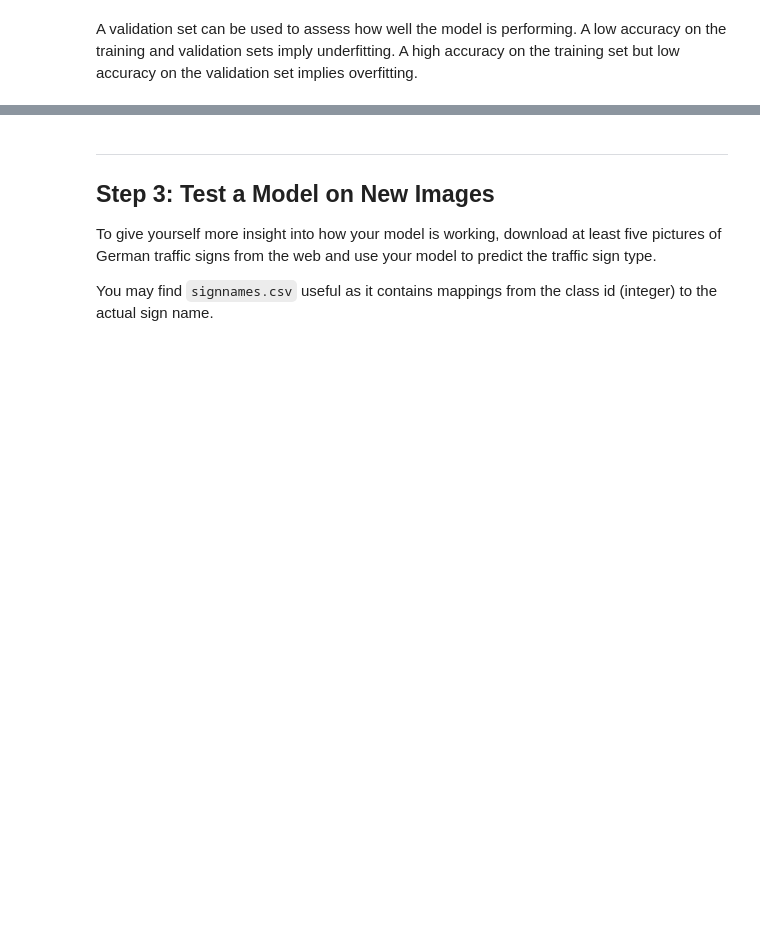
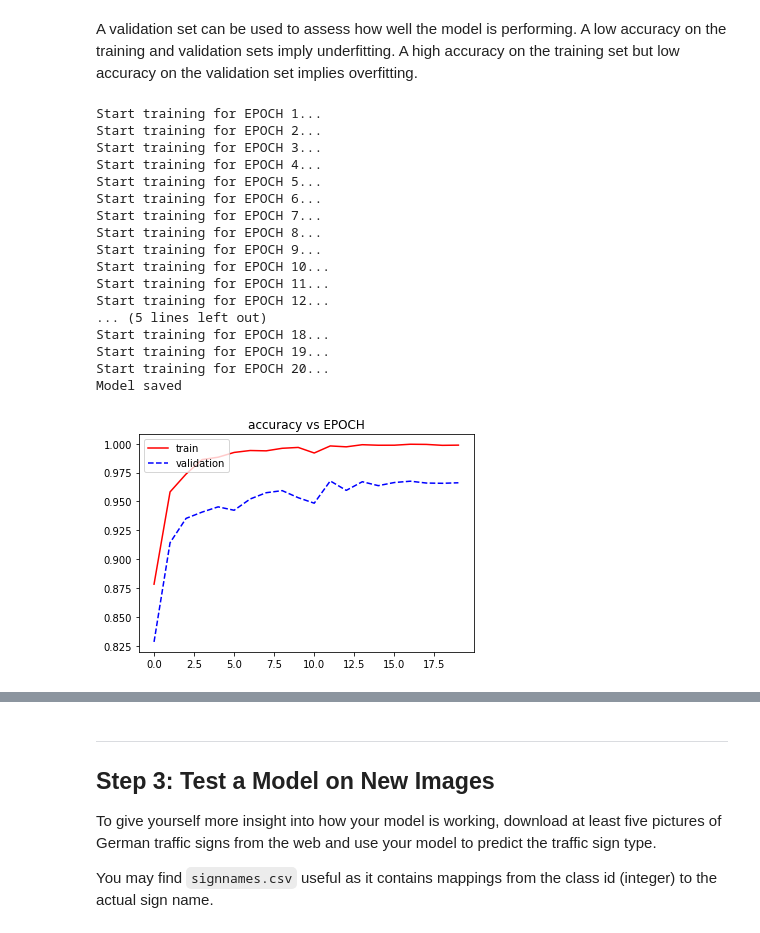
Before and after one commit to sunnyelf828/SelfDrivingCar-P2-TrafficSignClassifer, a Jupyter notebook: Traffic_Sign_Classifier.ipynb, the cells around one changed output, grey strips where cells are left out. Drawn from its saved outputs; the diff is of its cells as text; code cells hidden in the pictures; blank space fills up the shorter version.

```diff
--- a/Traffic_Sign_Classifier.ipynb
+++ b/Traffic_Sign_Classifier.ipynb
@@ -167,8 +167,14 @@ def RGB2Gray(image_data):
 
 # Data Normalization
 def normalization(image_data):
+    '''
     return (image_data-128)/128
-
+    '''
+    a = 0.1
+    b = 0.9
+    greyscale_min = 0
+    greyscale_max = 255.
+    return a + (image_data - greyscale_min)*(b - a)/( greyscale_max - greyscale_min )
 
 '''
 img_gray = RGB2Gray(X_train[1])
@@ -253,7 +275,7 @@ x = tf.placeholder(tf.float32,(None,32,32,1))
 y = tf.placeholder(tf.int32,(None))
 one_hot_y = tf.one_hot(y,43)
 
-rate = 0.01
+rate = 0.001
 
 logits = LeNet(x)
 cross_entropy = tf.nn.softmax_cross_entropy_with_logits(labels=one_hot_y,logits=logits)
@@ -272,9 +294,9 @@ def evaluate(X_data,y_data):
     total_accuracy = 0
     sess = tf.get_default_session()
     for offset in range(0,num_examples,Batch_size):
-        bach_x,batch_y = X_data[offset:offset+Batch_size], y_data[offset:offset+Batch_size]
-        accuracy = sess.run(accuracy_operation,feed_dict={x:batch_x,y:batch_y})
-        total_accuracy += (accuracy * len(Batch_size))
+        batch_x,batch_y = X_data[offset:offset+Batch_size], y_data[offset:offset+Batch_size]
+        accuracy = sess.run(accuracy_operation,feed_dict={x:batch_x,y:batch_y,keep_prob:1.0})
+        total_accuracy += (accuracy * len(batch_x))
     return total_accuracy/num_examples
 # %% [markdown]
 ### Train, Validate and Test the Model
@@ -284,35 +306,62 @@ sets imply underfitting. A high accuracy on the training set but low accuracy on
 # %%
 ### Train your model here.
 ### Calculate and report the accuracy on the training and validation set.
 ### Once a final model architecture is selected,
 ### the accuracy on the test set should be calculated and reported as well.
 ### Feel free to use as many code cells as needed.
 
 from sklearn.utils import shuffle
-EPOCH = 40
-Batch_size = 100
-keep_prob = tf.placeholder(tf.float32)
 
+train_acc = []
+validation_acc = []
 
+EPOCH = 20
 
 with tf.Session() as sess:
-    sess.run(tf.global_varibles_initializer())
+    sess.run(tf.global_variables_initializer())
+    num_examples = len(X_train)
     for i in range(EPOCH):
-        print('Start training for EPOCH{}...'.format(i+1))
+        print('Start training for EPOCH {}...'.format(i+1))
         X_train, y_train = shuffle(X_train, y_train)
-        for offset in range(0,n_train,Batch_size):
+
+        for offset in range(0,num_examples,Batch_size):
             end = offset + Batch_size
-            batch_x, batch_y = X_pre_train[offset:end], y_pre_train[offset:end]
-            sess.run(train_operation,feed_dict = {x:batch_x,y:batch_y})
+            batch_x, batch_y = X_train[offset:end], y_train[offset:end]
+            sess.run(training_operation,feed_dict = {x:batch_x,y:batch_y,keep_prob:0.6})
 
         train_accuracy = evaluate(X_train,y_train)
         validation_accuracy = evaluate(X_valid,y_valid)
-        print('EPOCH {}...'.format(i+1))
-        print('Training accuracy = {.3f}'.format(train_accuracy))
-        print('Validation accuracy = {.3f}'.format(validation_accuracy))
-        print()
+        train_acc.append(train_accuracy)
+        validation_acc.append(validation_accuracy)
+        #print('EPOCH {}...'.format(i+1))
+        #print('Training accuracy = {:.3f}'.format(train_accuracy))
+        #print('Validation accuracy = {:.3f}'.format(validation_accuracy))
+        #print()
 
-
+    plt.figure()
+    plt.plot(range(EPOCH),train_acc,'r',label='train')
+    plt.plot(range(EPOCH),validation_acc,'b--',label='validation')
+    plt.legend(loc=2)
+    plt.title('accuracy vs EPOCH')
 
     saver.save(sess,'./traffic_sign')
     print('Model saved')
+# %% [output]
+Start training for EPOCH 1...
+Start training for EPOCH 2...
+Start training for EPOCH 3...
+Start training for EPOCH 4...
+Start training for EPOCH 5...
+Start training for EPOCH 6...
+Start training for EPOCH 7...
+Start training for EPOCH 8...
+Start training for EPOCH 9...
+Start training for EPOCH 10...
+Start training for EPOCH 11...
+Start training for EPOCH 12...
+... (5 lines left out)
+Start training for EPOCH 18...
+Start training for EPOCH 19...
+Start training for EPOCH 20...
+Model saved
+[figure, added]
```
Also changed, not shown: parts of 11 cells of this notebook, 7 other files.
